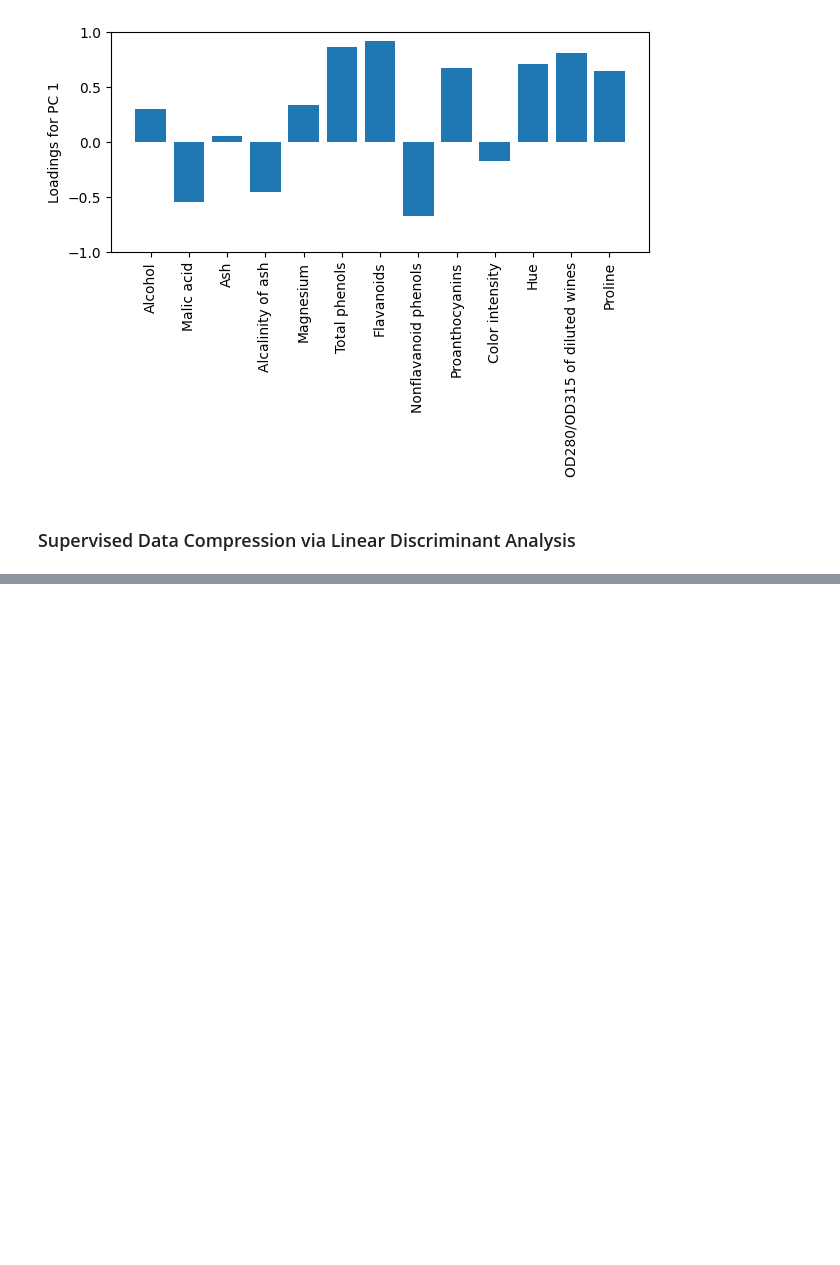
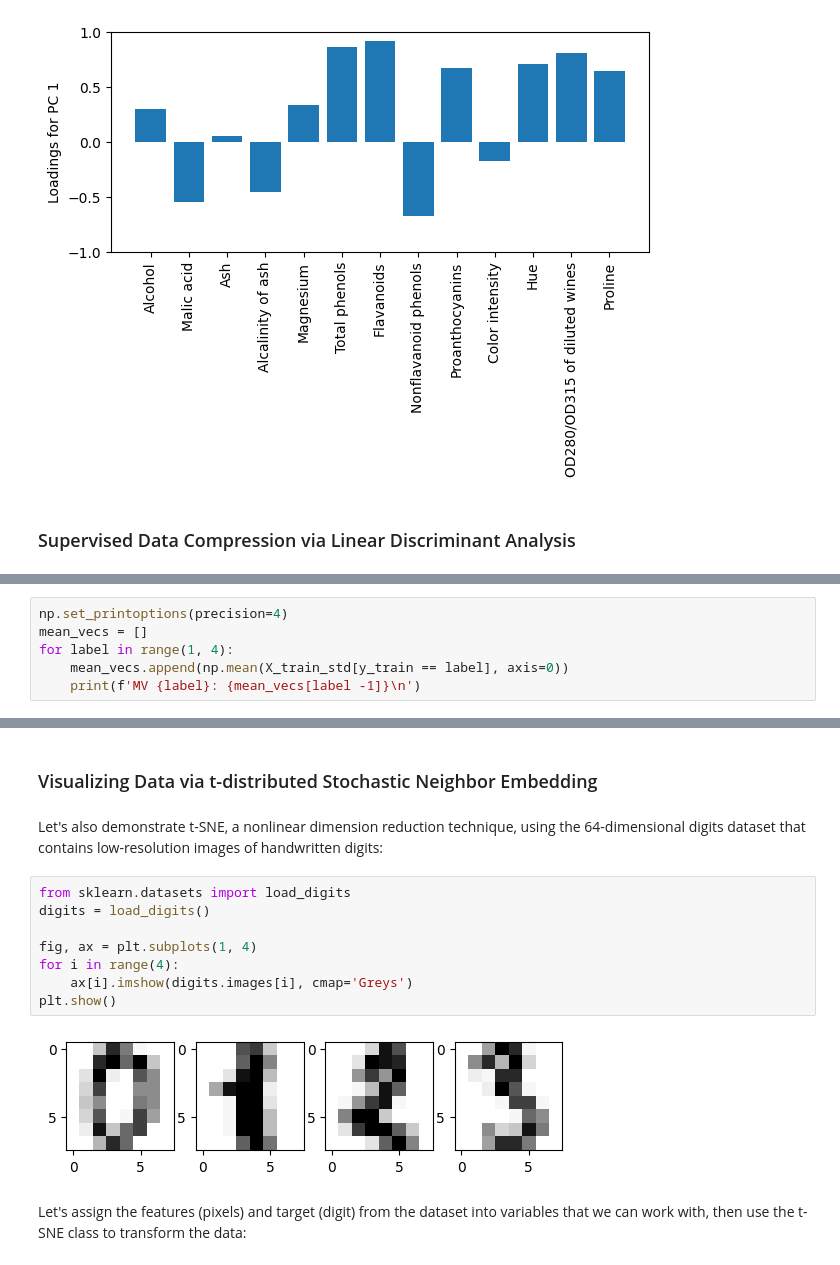
Before and after one commit to kaanoram/ML-Pytorch-SkLearn-Study, a Jupyter notebook: chapters/chapter_05/ch05.ipynb, the cells around one changed output, grey strips where cells are left out. Cells and saved outputs as stored; diff of their text form; blank space fills up the shorter version.

```diff
--- a/chapters/chapter_05/ch05.ipynb
+++ b/chapters/chapter_05/ch05.ipynb
@@ -259,0 +262,6 @@ plt.show()
+# %%
+np.set_printoptions(precision=4)
+mean_vecs = []
+for label in range(1, 4):
+    mean_vecs.append(np.mean(X_train_std[y_train == label], axis=0))
+    print(f'MV {label}: {mean_vecs[label -1]}\n')
@@ -259,0 +416,16 @@ plt.show()
+# %% [markdown]
+### Visualizing Data via t-distributed Stochastic Neighbor Embedding
+# %% [markdown]
+Let's also demonstrate t-SNE, a nonlinear dimension reduction technique, using the 64-dimensional digits dataset that contains low-resolution images of handwritten digits:
+# %%
+from sklearn.datasets import load_digits
+digits = load_digits()
+
+fig, ax = plt.subplots(1, 4)
+for i in range(4):
+    ax[i].imshow(digits.images[i], cmap='Greys')
+plt.show()
+# %% [output]
+[figure, added]
+# %% [markdown]
+Let's assign the features (pixels) and target (digit) from the dataset into variables that we can work with, then use the t-SNE class to transform the data:
```
Also changed, not shown: parts of 27 cells of this notebook.
